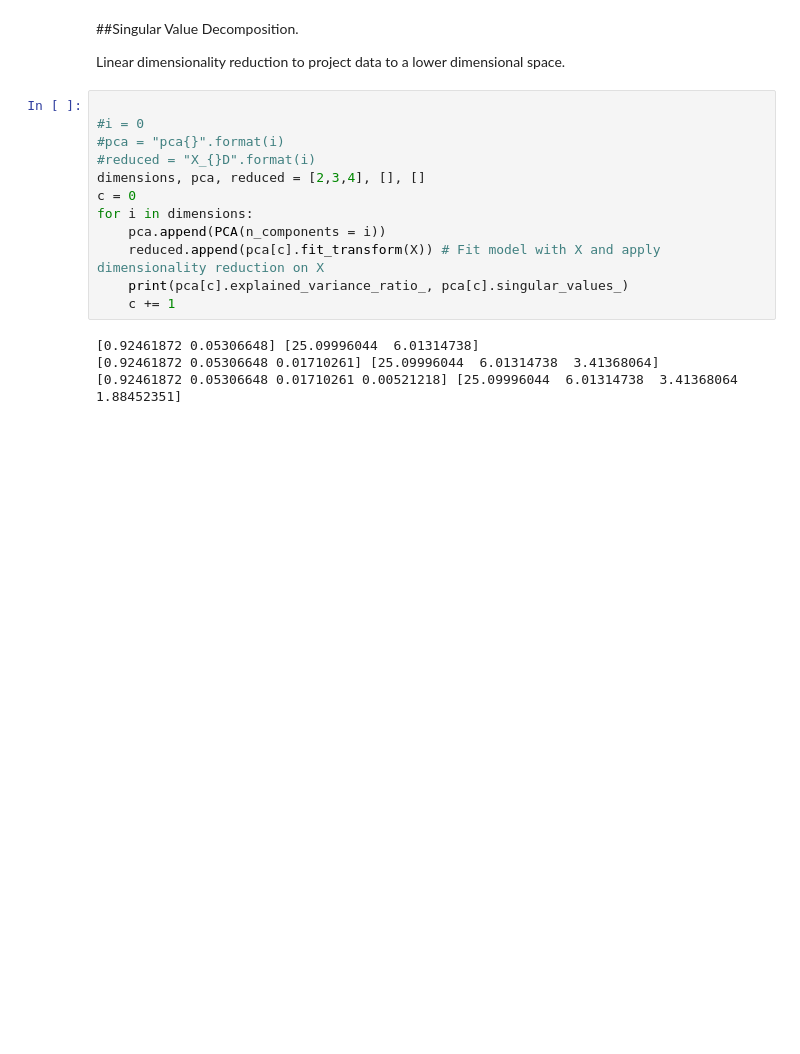
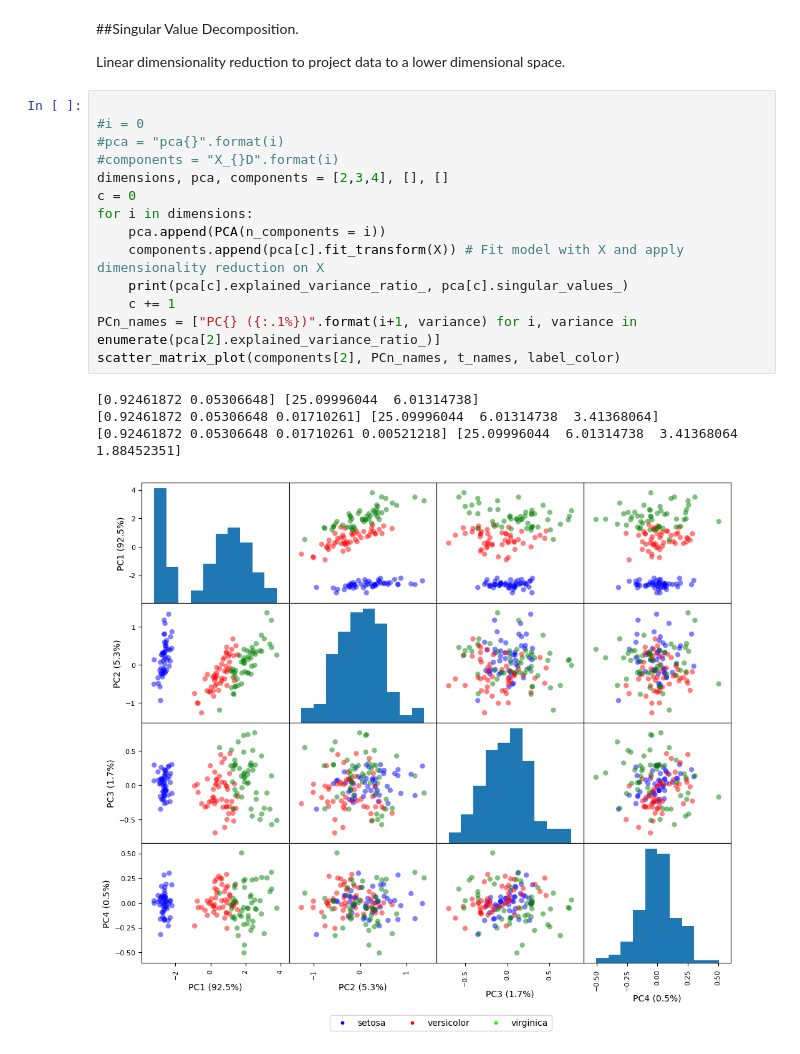
Before and after one commit to delatorrena2016/MachineLearningCourseUG, a Jupyter notebook: UNSUPERVISED LEARNING/02. PCA/Prac2IRISPLANT.ipynb, the cells around one changed output. Saved outputs shown, nothing was run; the diff lists cells and outputs as text; blank space fills up the shorter version.

```diff
--- a/UNSUPERVISED LEARNING/02. PCA/Prac2IRISPLANT.ipynb
+++ b/UNSUPERVISED LEARNING/02. PCA/Prac2IRISPLANT.ipynb
@@ -60,18 +65,21 @@ Linear dimensionality reduction to project data to a lower dimensional space.
 # %%
 
 #i = 0
 #pca = "pca{}".format(i)
-#reduced = "X_{}D".format(i)
-dimensions, pca, reduced = [2,3,4], [], []
+#components = "X_{}D".format(i)
+dimensions, pca, components = [2,3,4], [], []
 c = 0
 for i in dimensions:
     pca.append(PCA(n_components = i))
-    reduced.append(pca[c].fit_transform(X)) # Fit model with X and apply dimensionality reduction on X
+    components.append(pca[c].fit_transform(X)) # Fit model with X and apply dimensionality reduction on X
     print(pca[c].explained_variance_ratio_, pca[c].singular_values_)
     c += 1
+PCn_names = ["PC{} ({:.1%})".format(i+1, variance) for i, variance in enumerate(pca[2].explained_variance_ratio_)]
+scatter_matrix_plot(components[2], PCn_names, t_names, label_color)
 # %% [output]
 [0.92461872 0.05306648] [25.09996044  6.01314738]
 [0.92461872 0.05306648 0.01710261] [25.09996044  6.01314738  3.41368064]
 [0.92461872 0.05306648 0.01710261 0.00521218] [25.09996044  6.01314738  3.41368064  1.88452351]
+[figure, added]
 # %%
 kmeans_pca = KMeans(n_clusters = 3)
```
Also changed, not shown: parts of 4 cells of this notebook.
